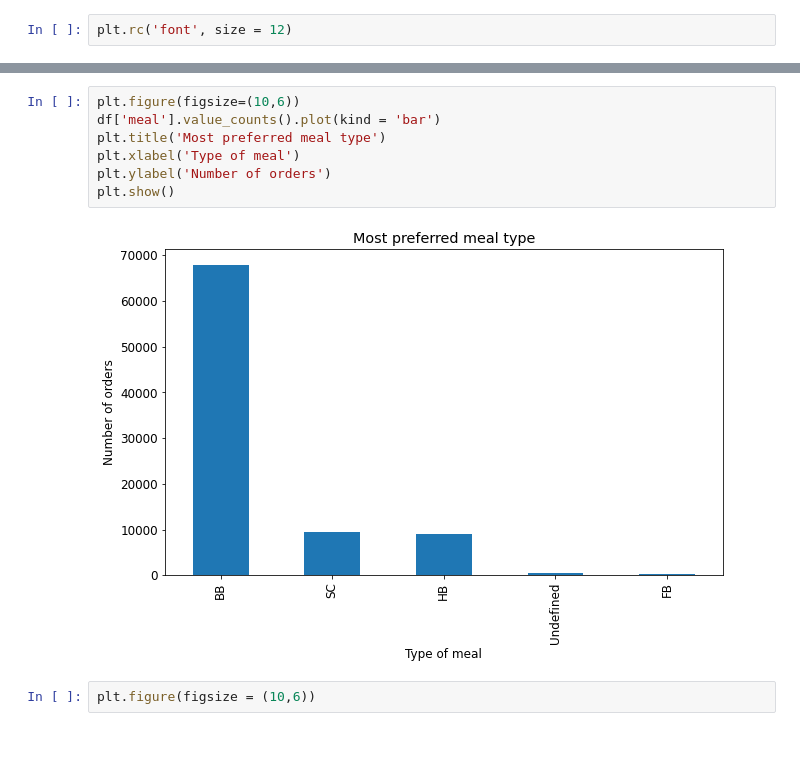
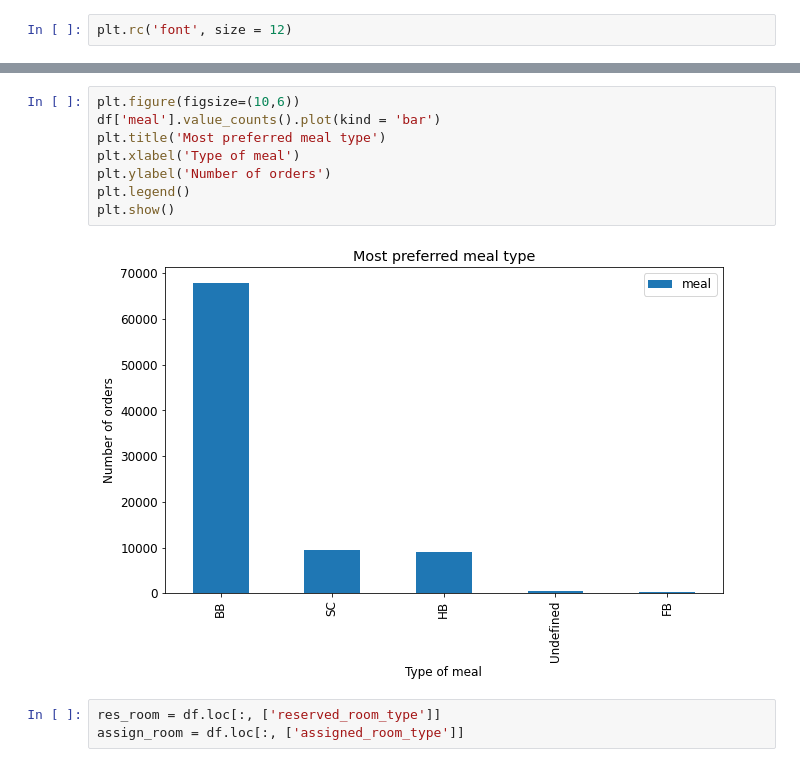
Before and after one commit to jatinsharma16/Capstone-Project-EDA, a Jupyter notebook: Hotel_Booking_Analysis_Capstone_Project.ipynb, the cells around one changed output, grey strips where cells are left out. Drawn from its saved outputs; the diff is of its cells as text.

```diff
--- a/Hotel_Booking_Analysis_Capstone_Project.ipynb
+++ b/Hotel_Booking_Analysis_Capstone_Project.ipynb
@@ -249,11 +253,13 @@ plt.show()
 # %%
 plt.figure(figsize=(10,6))
 df['meal'].value_counts().plot(kind = 'bar')
 plt.title('Most preferred meal type')
 plt.xlabel('Type of meal')
 plt.ylabel('Number of orders')
+plt.legend()
 plt.show()
 # %% [output]
-[figure, old version]
+[figure, new version]
-# %%
-plt.figure(figsize = (10,6))
+# %%
+res_room = df.loc[:, ['reserved_room_type']]
+assign_room = df.loc[:, ['assigned_room_type']]
```
Also changed, not shown: parts of 14 cells of this notebook.
